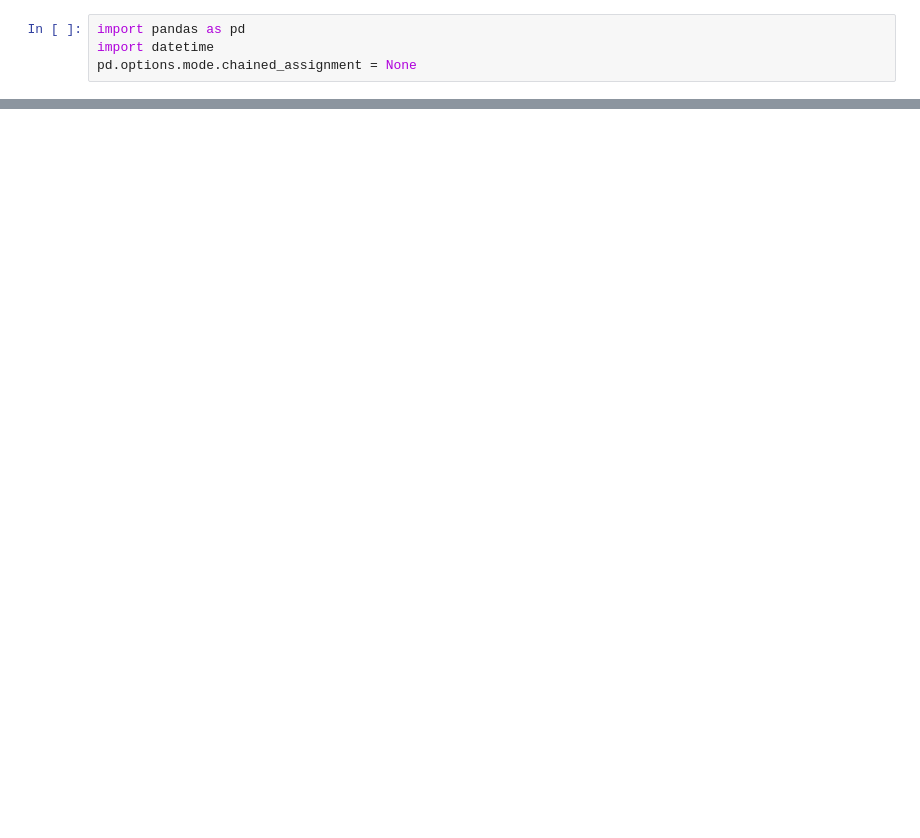
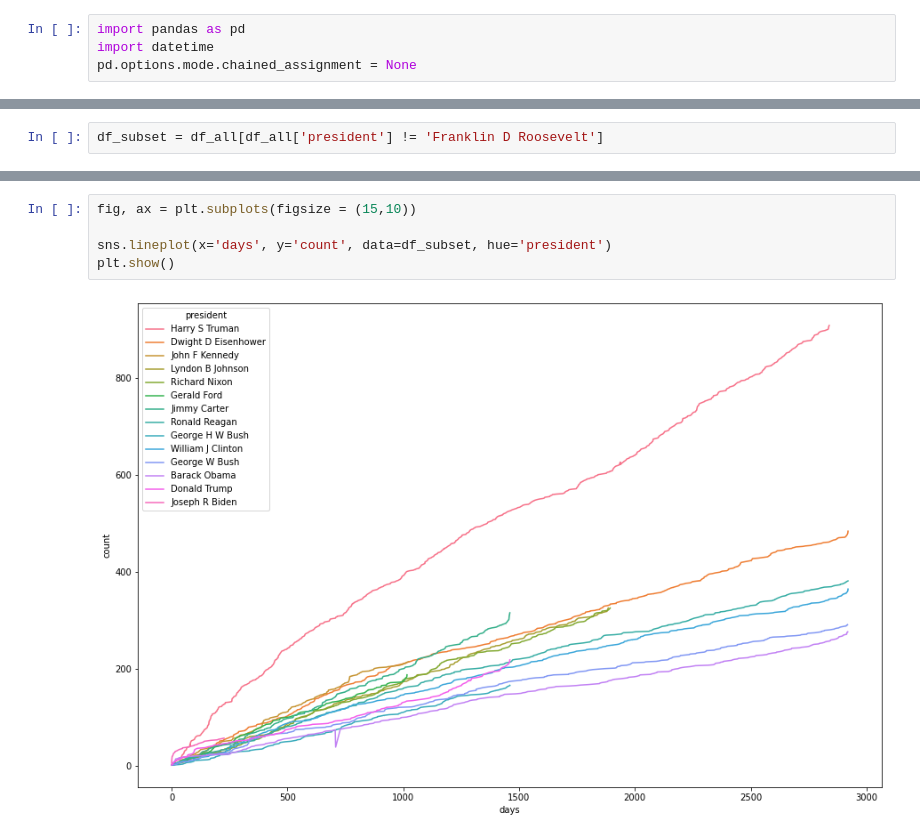
Before and after one commit to sporanges/exec_orders, a Jupyter notebook: 3_combine_data.ipynb, the cells around one changed output, grey strips where cells are left out. Drawn from its saved outputs; the diff is of its cells as text; blank space fills up the shorter version.

```diff
--- a/3_combine_data.ipynb
+++ b/3_combine_data.ipynb
@@ -161,0 +183,2 @@ print(df_all.shape)
+# %%
+df_subset = df_all[df_all['president'] != 'Franklin D Roosevelt']
@@ -161,0 +205,7 @@ print(df_all.shape)
+# %%
+fig, ax = plt.subplots(figsize = (15,10))
+
+sns.lineplot(x='days', y='count', data=df_subset, hue='president')
+plt.show()
+# %% [output]
+[figure, added]
```
Also changed, not shown: parts of 15 cells of this notebook, 2 other files.
